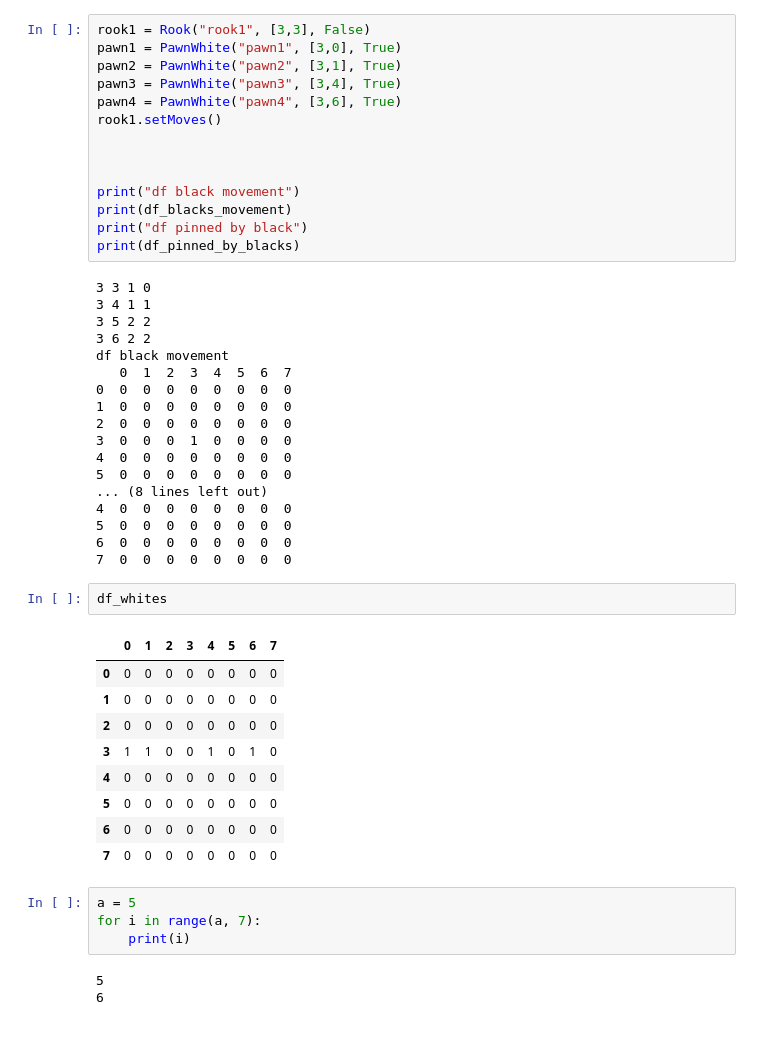
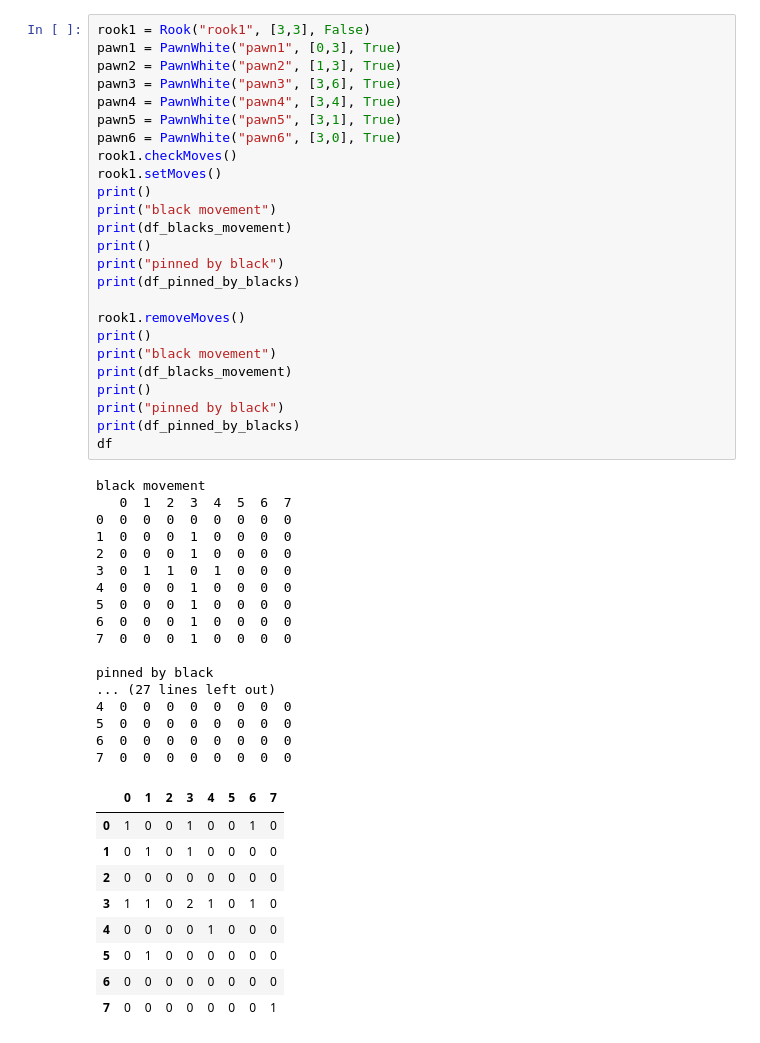
Before and after one commit to rikbril/chessProgram, a Jupyter notebook: jupyter.ipynb, the cells around one changed output. Drawn from its saved outputs; the diff is of its cells as text.

Commit message:
movement works now, now i am looking to see if i can put more code in the piece class instead of the rook etc. classes

```diff
--- a/jupyter.ipynb
+++ b/jupyter.ipynb
@@ -622,51 +554,52 @@ class King(Piece):
 # %%
 rook1 = Rook("rook1", [3,3], False)
-pawn1 = PawnWhite("pawn1", [3,0], True)
-pawn2 = PawnWhite("pawn2", [3,1], True)
-pawn3 = PawnWhite("pawn3", [3,4], True)
-pawn4 = PawnWhite("pawn4", [3,6], True)
+pawn1 = PawnWhite("pawn1", [0,3], True)
+pawn2 = PawnWhite("pawn2", [1,3], True)
+pawn3 = PawnWhite("pawn3", [3,6], True)
+pawn4 = PawnWhite("pawn4", [3,4], True)
+pawn5 = PawnWhite("pawn5", [3,1], True)
+pawn6 = PawnWhite("pawn6", [3,0], True)
+rook1.checkMoves()
 rook1.setMoves()
+print()
+print("black movement")
+print(df_blacks_movement)
+print()
+print("pinned by black")
+print(df_pinned_by_blacks)
 
-
-
-print("df black movement")
+rook1.removeMoves()
+print()
+print("black movement")
 print(df_blacks_movement)
-print("df pinned by black")
+print()
+print("pinned by black")
 print(df_pinned_by_blacks)
+df
 # %% [output]
-3 3 1 0
-3 4 1 1
-3 5 2 2
-3 6 2 2
-df black movement
+black movement
    0  1  2  3  4  5  6  7
 0  0  0  0  0  0  0  0  0
-1  0  0  0  0  0  0  0  0
-2  0  0  0  0  0  0  0  0
-3  0  0  0  1  0  0  0  0
-4  0  0  0  0  0  0  0  0
-5  0  0  0  0  0  0  0  0
-... (8 lines left out)
+1  0  0  0  1  0  0  0  0
+2  0  0  0  1  0  0  0  0
+3  0  1  1  0  1  0  0  0
+4  0  0  0  1  0  0  0  0
+5  0  0  0  1  0  0  0  0
+6  0  0  0  1  0  0  0  0
+7  0  0  0  1  0  0  0  0
+
+pinned by black
+... (27 lines left out)
 4  0  0  0  0  0  0  0  0
 5  0  0  0  0  0  0  0  0
 6  0  0  0  0  0  0  0  0
 7  0  0  0  0  0  0  0  0
+|  | 0 | 1 | 2 | 3 | 4 | 5 | 6 | 7 |
+| 0 | 1 | 0 | 0 | 1 | 0 | 0 | 1 | 0 |
+| 1 | 0 | 1 | 0 | 1 | 0 | 0 | 0 | 0 |
+| 2 | 0 | 0 | 0 | 0 | 0 | 0 | 0 | 0 |
+| 3 | 1 | 1 | 0 | 2 | 1 | 0 | 1 | 0 |
+| 4 | 0 | 0 | 0 | 0 | 1 | 0 | 0 | 0 |
+| 5 | 0 | 1 | 0 | 0 | 0 | 0 | 0 | 0 |
+| 6 | 0 | 0 | 0 | 0 | 0 | 0 | 0 | 0 |
+| 7 | 0 | 0 | 0 | 0 | 0 | 0 | 0 | 1 |
-# %%
-df_whites
-# %% [output]
-|  | 0 | 1 | 2 | 3 | 4 | 5 | 6 | 7 |
-| 0 | 0 | 0 | 0 | 0 | 0 | 0 | 0 | 0 |
-| 1 | 0 | 0 | 0 | 0 | 0 | 0 | 0 | 0 |
-| 2 | 0 | 0 | 0 | 0 | 0 | 0 | 0 | 0 |
-| 3 | 1 | 1 | 0 | 0 | 1 | 0 | 1 | 0 |
-| 4 | 0 | 0 | 0 | 0 | 0 | 0 | 0 | 0 |
-| 5 | 0 | 0 | 0 | 0 | 0 | 0 | 0 | 0 |
-| 6 | 0 | 0 | 0 | 0 | 0 | 0 | 0 | 0 |
-| 7 | 0 | 0 | 0 | 0 | 0 | 0 | 0 | 0 |
-# %%
-a = 5
-for i in range(a, 7):
-    print(i)
-# %% [output]
-5
-6
```
Also changed, not shown: parts of 3 cells of this notebook.
